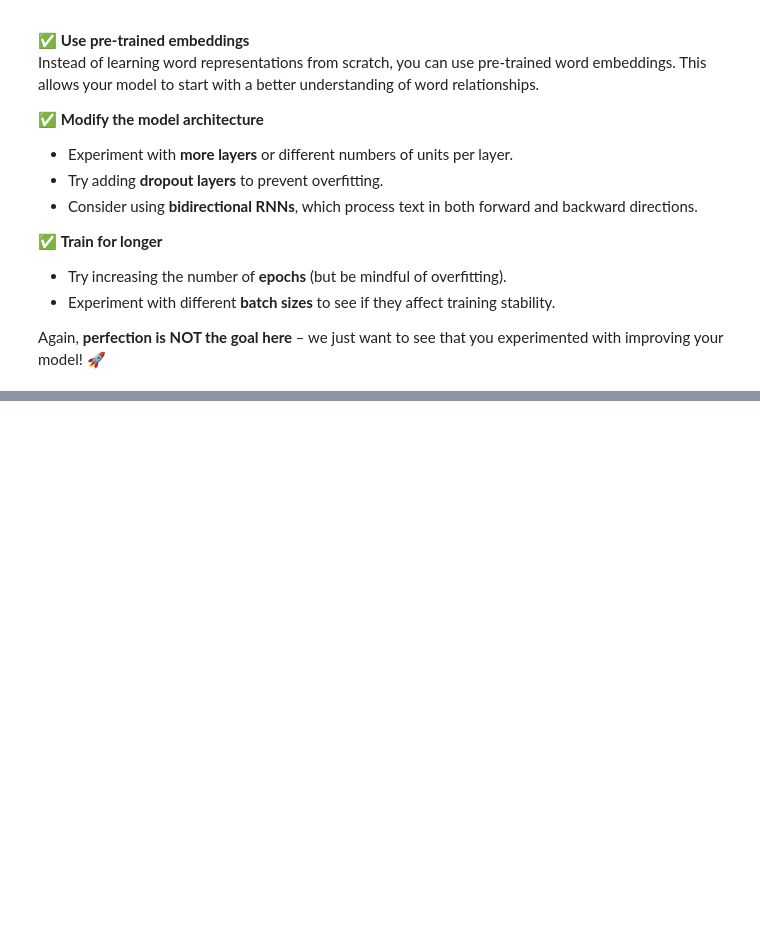
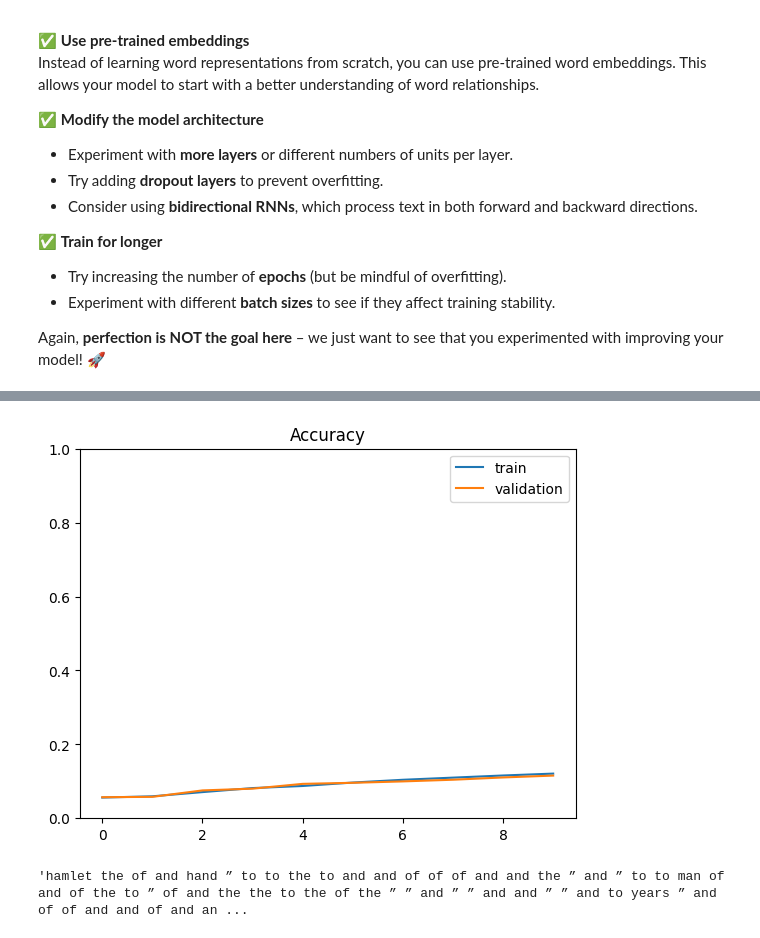
Before and after one commit to neethil/deep_learning, a Jupyter notebook: 02_activities/assignments/assignment_2.ipynb, the cells around one changed output, grey strips where cells are left out. Cells and saved outputs as stored; diff of their text form; code cells hidden in the pictures; blank space fills up the shorter version.

```diff
--- a/02_activities/assignments/assignment_2.ipynb
+++ b/02_activities/assignments/assignment_2.ipynb
@@ -503,3 +512,18 @@ embedding_layer = Embedding(
 )
 # %%
 # Solution
+from tensorflow.keras.layers import Dropout, Bidirectional
+
+# Model Architecture
+model = Sequential([
+    embedding_layer,
+    Bidirectional(LSTM(128, return_sequences=True)),
+    LSTM(128),
+    Dropout(0.3),
+    Dense(256, activation='relu'),
+    Dense(128, activation='relu'),
+    Dense(VOCAB_SIZE, activation='softmax')
+])
+
+# Display model summary
+model.summary()
@@ -505,0 +552,5 @@ embedding_layer = Embedding(
+# %%
+# Compile the model
+model.compile(loss='categorical_crossentropy', optimizer='adam', metrics=['accuracy'])
+# %%
+history2 = model.fit(X_train, y_train, epochs=10, batch_size=108, validation_data=(X_val, y_val))
@@ -506,3 +578,13 @@ embedding_layer = Embedding(
+# %%
+plt.plot(history2.history['accuracy'], label='train')
+plt.plot(history2.history['val_accuracy'], label='validation')
+plt.ylim(0, 1)
+plt.legend(loc='best')
+plt.title('Accuracy');
+# %% [output]
+[figure, added]
 # %%
 # Test the text generation function
 generate_text(model, tokenizer, 'hamlet', SEQ_LENGTH)
+# %% [output]
+'hamlet the of and hand ” to to the to and and of of of and and the ” and ” to to man of and of the to ” of and the the to the of the ” ” and ” ” and and ” ” and to years ” and of of and and of and an ...
```
Also changed, not shown: parts of 15 cells of this notebook.
